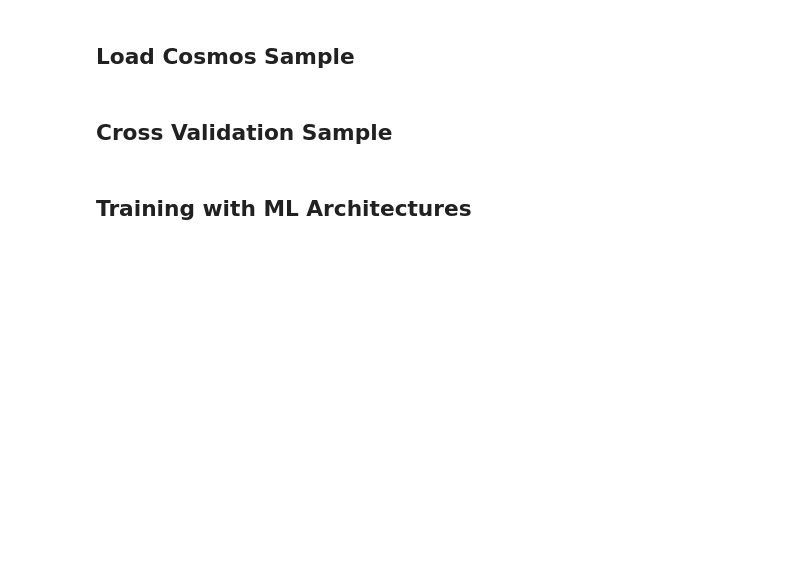
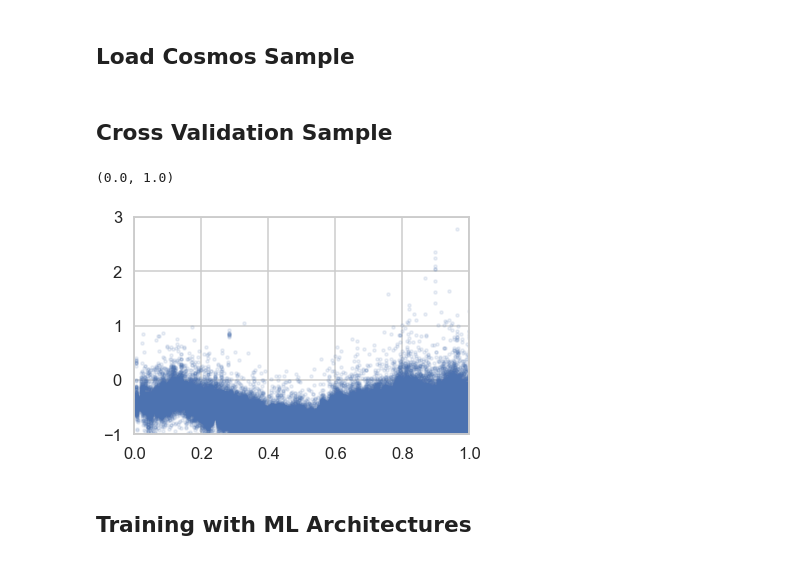
Before and after one commit to estevesjh/fnalFall2022, a Jupyter notebook: notebooks/12.FeatureSelection.ipynb, the cells around one changed output. Saved outputs shown, nothing was run; the diff lists cells and outputs as text; code cells hidden in the pictures; blank space fills up the shorter version.

```diff
--- a/notebooks/12.FeatureSelection.ipynb
+++ b/notebooks/12.FeatureSelection.ipynb
@@ -76,3 +124,13 @@ x_target_small = x_target1d[:,4:]
+# %%
+for ix in [1]:#range(3):
+    #plt.hist(x_train_small[:,ix],bins=np.linspace(-2,1,31))
+    plt.scatter(x_train_small[:,-2],x_train_small[:,ix],s=10,alpha=0.1)
+
+plt.ylim(-1,3)
+plt.xlim(0.,1.)
+# %% [output]
+(0.0, 1.0)
+[figure, added]
 # %% [markdown]
 ## Training with ML Architectures
 # %%
```
Also changed, not shown: parts of 21 cells of this notebook.
